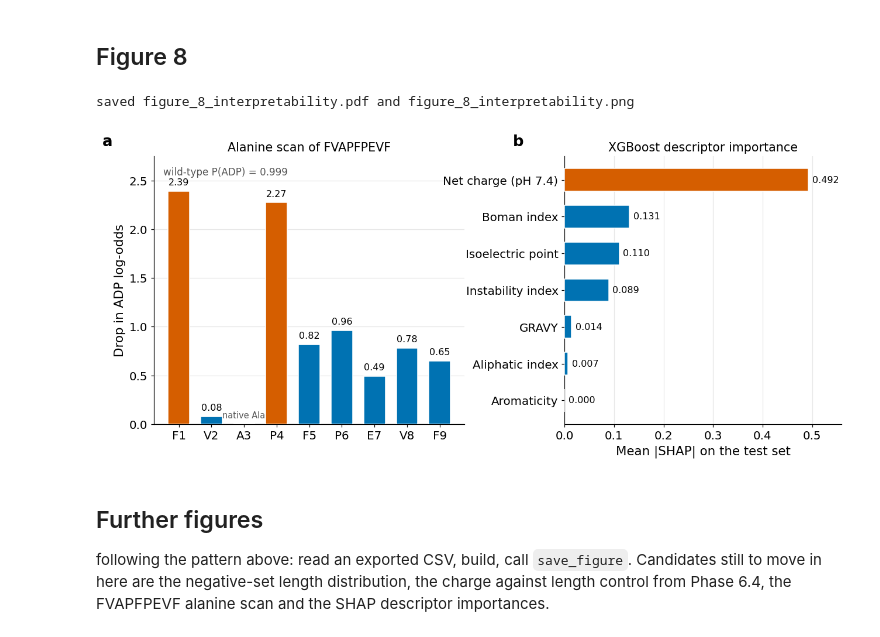
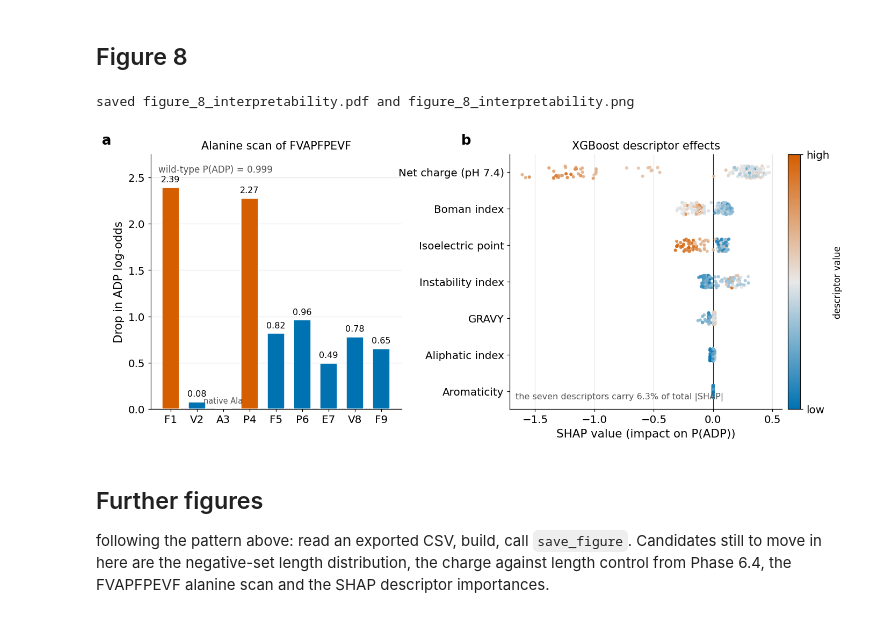
Before and after one commit to om-894/antidiabetic-peptide-classifier, a Jupyter notebook: figures.ipynb, the cells around one changed output. Saved outputs shown, nothing was run; the diff lists cells and outputs as text; code cells hidden in the pictures.

Commit message:
reran shap figure

```diff
--- a/figures.ipynb
+++ b/figures.ipynb
@@ -292,64 +292,72 @@ saved figure_6_docking_charge.pdf and figure_6_docking_charge.png
 # %% [markdown]
 ## Figure 8
 # %%
-import math
+from matplotlib.colors import LinearSegmentedColormap
 
 PRETTY = {"net_charge_pH7.4": "Net charge (pH 7.4)", "boman_index": "Boman index",
           "isoelectric_point": "Isoelectric point", "instability_index": "Instability index",
           "gravy_kd": "GRAVY", "aliphatic_index": "Aliphatic index",
           "aromaticity": "Aromaticity"}
+CMAP = LinearSegmentedColormap.from_list("bwv", [BLUE, "#E8E8E8", VERMILLION])
 
-a = pd.read_csv("screening/alanine_FVAPFPEVF.csv")
-wt = float(a.loc[a.already_ala, "P_mut"].iloc[0])   # A->A is a no-op, so this row is the wild type
-s = pd.read_csv("screening/shap_descriptor_importance.csv")
-s = s[s.model == "xgb"].copy()
-s["label"] = s.feature.map(PRETTY)
-s = s.sort_values("mean_abs_shap").reset_index(drop=True)
+a = pd.read_csv("results/phase5_6_alanine_scan.csv")
+wt = float(a.wt_P_adp.iloc[0])
+m = np.load("results/phase5_6_shap_matrix.npz", allow_pickle=True)
+sv, val, names = m["shap_desc"], m["value_desc"], [str(x) for x in m["names"]]
+share = float(pd.read_csv("results/phase5_6_shap_descriptors.csv")
+              .query("model == 'xgb'").descriptor_share_of_total.iloc[0])
+order = np.argsort(np.abs(sv).mean(0))
 
-fig, (ax, bx) = plt.subplots(1, 2, figsize=(13.8, 5.4),
-                             gridspec_kw={"width_ratios": [1.12, 1], "wspace": 0.34})
+fig, (ax, bx) = plt.subplots(1, 2, figsize=(14.2, 5.6),
+                             gridspec_kw={"width_ratios": [1, 1.16], "wspace": 0.40})
 
-# (a) the two residues above 2.0 are highlighted, the native alanine greyed
 labels = [f"{r.wt}{r.position}" for r in a.itertuples()]
 colours = [GREY if r.already_ala else (VERMILLION if r.delta_logodds > 2 else BLUE)
            for r in a.itertuples()]
 ax.bar(labels, a.delta_logodds, color=colours, width=0.66,
        edgecolor="white", linewidth=1.0, zorder=3)
 ax.axhline(0, color="#222222", lw=0.8)
 ax.set_ylim(0, 2.75)
 ax.grid(axis="x", visible=False)
 ax.set_ylabel("Drop in ADP log-odds")
 ax.set_title("Alanine scan of FVAPFPEVF", fontsize=13.5)
 for r in a.itertuples():
     if r.delta_logodds > 0.05:
         ax.text(r.position - 1, r.delta_logodds + 0.06, f"{r.delta_logodds:.2f}",
                 ha="center", fontsize=10.5)
 ax.annotate(f"wild-type P(ADP) = {wt:.3f}", xy=(0.03, 0.93), xycoords="axes fraction",
             fontsize=11, color="#555555")
 ax.text(2, 0.06, "native Ala", ha="center", fontsize=9.5, color="#555555")
 
-# (b) XGBoost only, since it is the learner in the consensus
-y = range(len(s))
-bx.barh(list(y), s.mean_abs_shap,
-        color=[VERMILLION if v > 0.4 else BLUE for v in s.mean_abs_shap],
-        height=0.62, edgecolor="white", linewidth=1.0, zorder=3)
-bx.set_yticks(list(y), s.label)
+# beeswarm drawn by hand so it uses the notebook palette rather than shap's default
+rng = np.random.default_rng(42)
+for row, j in enumerate(order):
+    v, s = val[:, j], sv[:, j]
+    spread = np.ptp(v)
+    bx.scatter(s, row + rng.uniform(-0.17, 0.17, len(s)),
+               c=(v - v.min()) / (spread if spread else 1), cmap=CMAP,
+               s=16, edgecolor="none", alpha=0.85, vmin=0, vmax=1, zorder=3)
+bx.axvline(0, color="#222222", lw=0.8, zorder=2)
+bx.set_yticks(range(len(order)), [PRETTY[names[j]] for j in order])
 bx.grid(axis="y", visible=False)
-bx.set_xlim(0, 0.56)
-bx.set_xlabel("Mean |SHAP| on the test set")
-bx.set_title("XGBoost descriptor importance", fontsize=13.5)
-for i, v in zip(y, s.mean_abs_shap):
-    bx.text(v + 0.008, i, f"{v:.3f}", va="center", fontsize=10.5)
+bx.set_xlabel("SHAP value (impact on P(ADP))")
+bx.set_title("XGBoost descriptor effects", fontsize=13.5)
+bx.annotate(f"the seven descriptors carry {share:.1%} of total |SHAP|",
+            xy=(0.02, 0.04), xycoords="axes fraction", fontsize=10.5, color="#555555")
+sm = plt.cm.ScalarMappable(cmap=CMAP); sm.set_array([])
+cb = fig.colorbar(sm, ax=bx, pad=0.02, fraction=0.045, ticks=[0, 1])
+cb.ax.set_yticklabels(["low", "high"])
+cb.set_label("descriptor value", fontsize=11)
 
 for lab, axis in zip("ab", (ax, bx)):
     p = axis.get_position()
     fig.text(p.x0 - 0.058, p.y1 + 0.03, lab, fontsize=17, fontweight="bold")
 
 save_figure(fig, "figure_8_interpretability")
 plt.show()
 # %% [output]
 saved figure_8_interpretability.pdf and figure_8_interpretability.png
-[figure, old version]
+[figure, new version]
 # %% [markdown]
 ## Further figures
 
```
